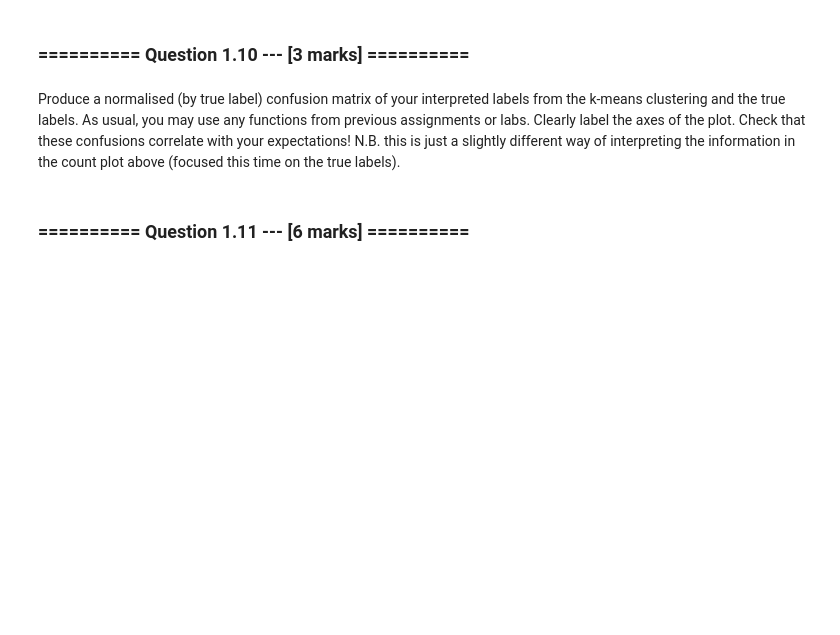
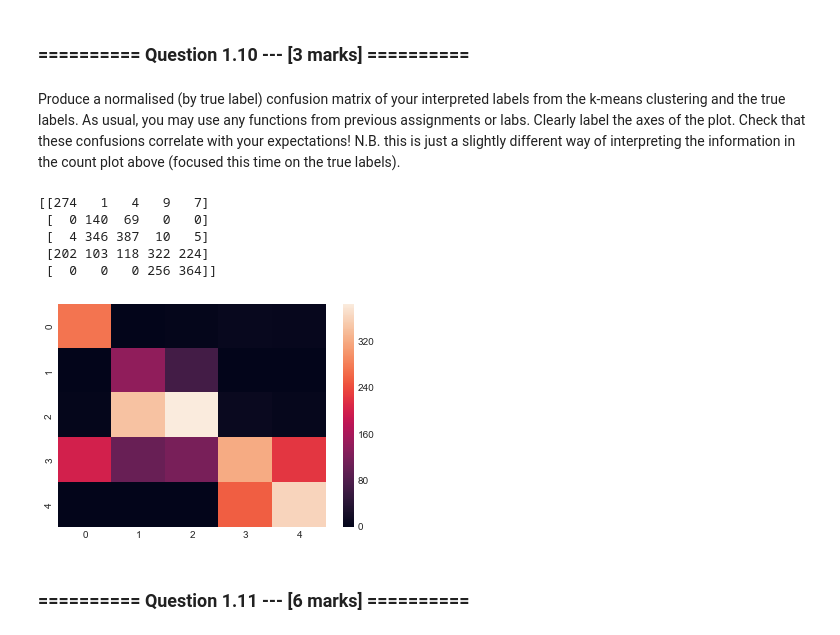
Before and after one commit to hirshagarwal/iaml2017, a Jupyter notebook: 09_Assignment_4.ipynb, the cells around one changed output. Cells and saved outputs as stored; diff of their text form; code cells hidden in the pictures; blank space fills up the shorter version.

```diff
--- a/09_Assignment_4.ipynb
+++ b/09_Assignment_4.ipynb
@@ -362,2 +351,3 @@ print(y)
 # %%
-labels_interp = np.array(['alt.atheism', 'comp.sys.ibm.pc.hardware', 'comp.sys.mac.hardware', 'rec.sport.baseball', 'rec.sport.hockey'])[kmeans_pca.labels_]
+labels_interp = np.array(['rec.sport.baseball', 'comp.sys.mac.hardware', 'rec.sport.hockey', 'alt.atheism', 'comp.sys.ibm.pc.hardware'])[kmeans_pca.labels_]
+print(labels_interp)
@@ -370,3 +361,16 @@ Produce a normalised (by true label) confusion matrix of your interpreted labels
+# %%
+cm = confusion_matrix(labels_interp, y)
+print(cm)
+sns.heatmap(cm)
+plt.show()
+# TODO: Check and format
+# %% [output]
+[[274   1   4   9   7]
+ [  0 140  69   0   0]
+ [  4 346 387  10   5]
+ [202 103 118 322 224]
+ [  0   0   0 256 364]]
+[figure, added]
 # %% [markdown]
 ### ========== Question 1.11 --- [6 marks] ==========
 # %% [markdown]
```
Also changed, not shown: parts of 17 cells of this notebook, 1 other file.
